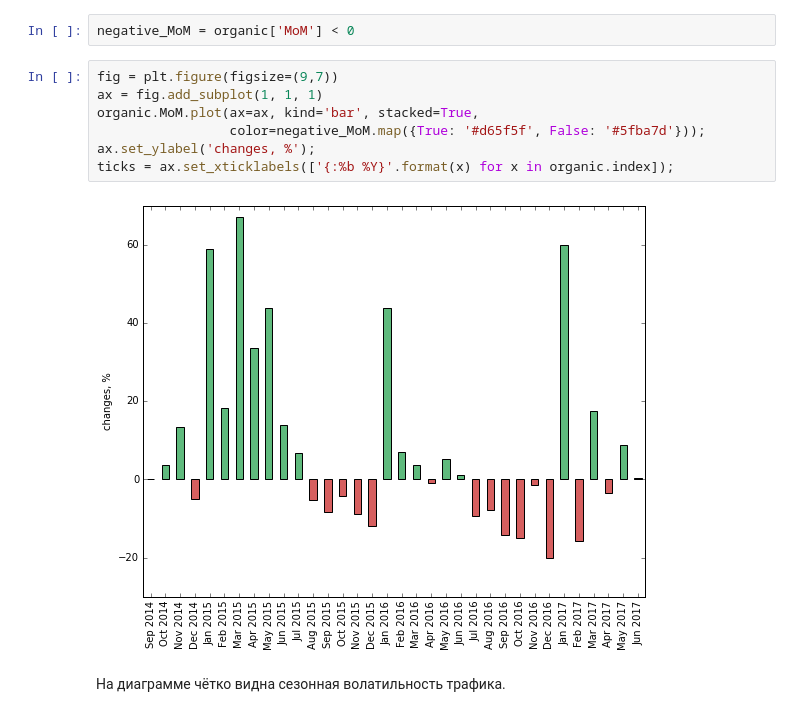
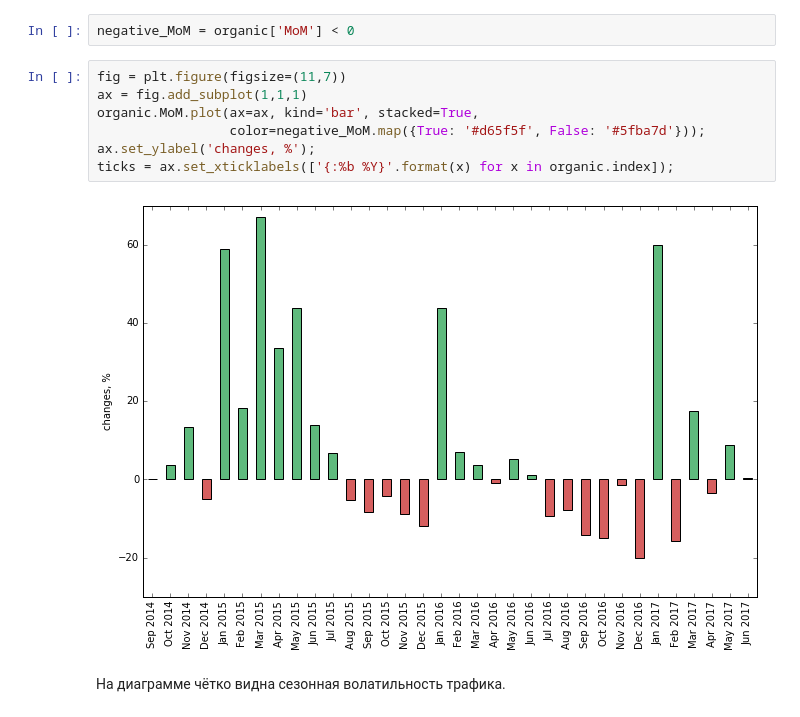
Before and after one commit to salon-love-forever/reports, a Jupyter notebook: slon-love-forever.ru.ipynb, the cells around one changed output. Drawn from its saved outputs; the diff is of its cells as text.

```diff
--- a/slon-love-forever.ru.ipynb
+++ b/slon-love-forever.ru.ipynb
@@ -104,14 +104,14 @@ display(Image('img/data_grad.png'))
 # %%
 negative_MoM = organic['MoM'] < 0
 # %%
-fig = plt.figure(figsize=(9,7))
-ax = fig.add_subplot(1, 1, 1)
+fig = plt.figure(figsize=(11,7))
+ax = fig.add_subplot(1,1,1)
 organic.MoM.plot(ax=ax, kind='bar', stacked=True,
                  color=negative_MoM.map({True: '#d65f5f', False: '#5fba7d'}));
 ax.set_ylabel('changes, %');
 ticks = ax.set_xticklabels(['{:%b %Y}'.format(x) for x in organic.index]);
 # %% [output]
-[figure, old version]
+[figure, new version]
 # %% [markdown]
 На диаграмме чётко видна сезонная волатильность трафика.
 # %% [markdown]
```
Also changed, not shown: 3 other files.
